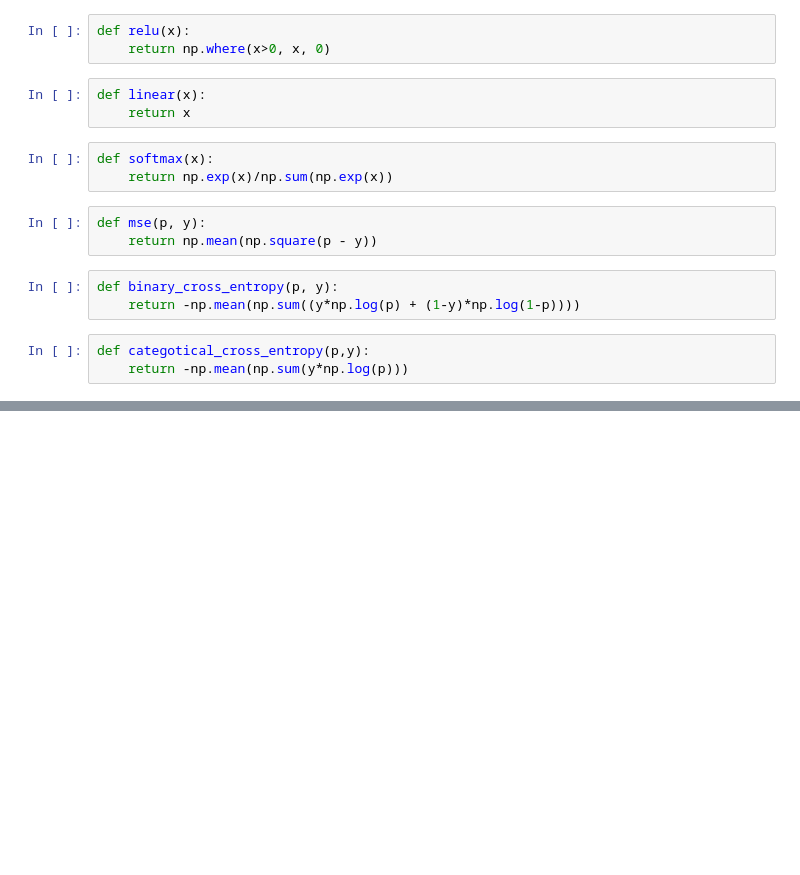
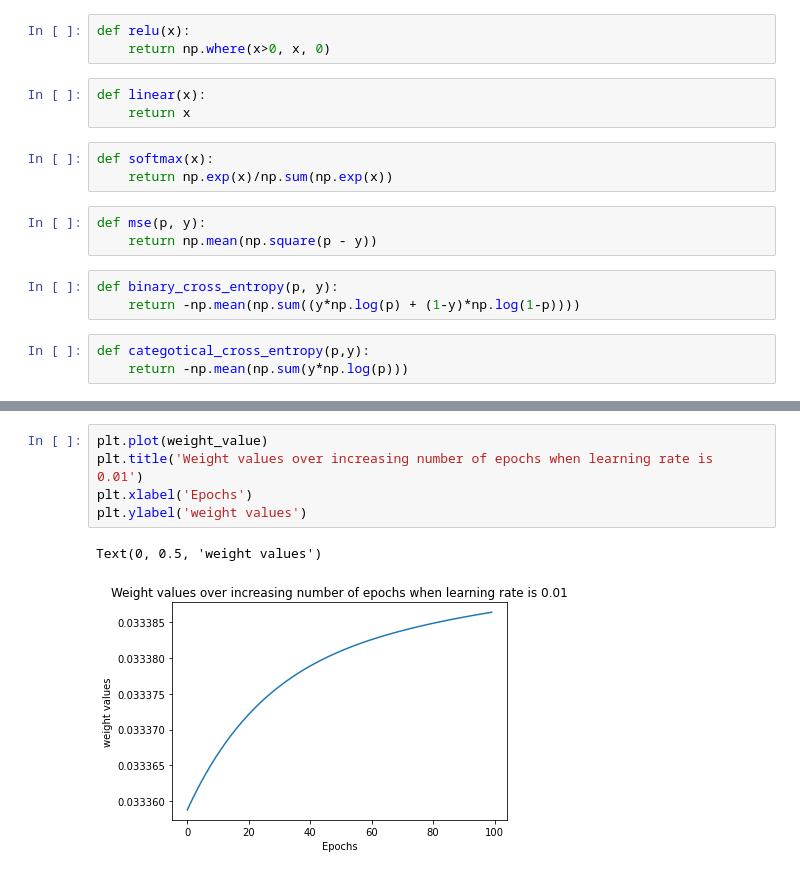
Before and after one commit to thuelund/computer_vision, a Jupyter notebook: NN_numpy/NN_numpy.ipynb, the cells around one changed output, grey strips where cells are left out. Saved outputs shown, nothing was run; the diff lists cells and outputs as text; blank space fills up the shorter version.

```diff
--- a/NN_numpy/NN_numpy.ipynb
+++ b/NN_numpy/NN_numpy.ipynb
@@ -71,0 +74,8 @@ NameError: name 'plt' is not defined
+# %%
+plt.plot(weight_value)
+plt.title('Weight values over increasing number of epochs when learning rate is 0.01')
+plt.xlabel('Epochs')
+plt.ylabel('weight values')
+# %% [output]
+Text(0, 0.5, 'weight values')
+[figure, added]
```
Also changed, not shown: parts of 4 cells of this notebook.
